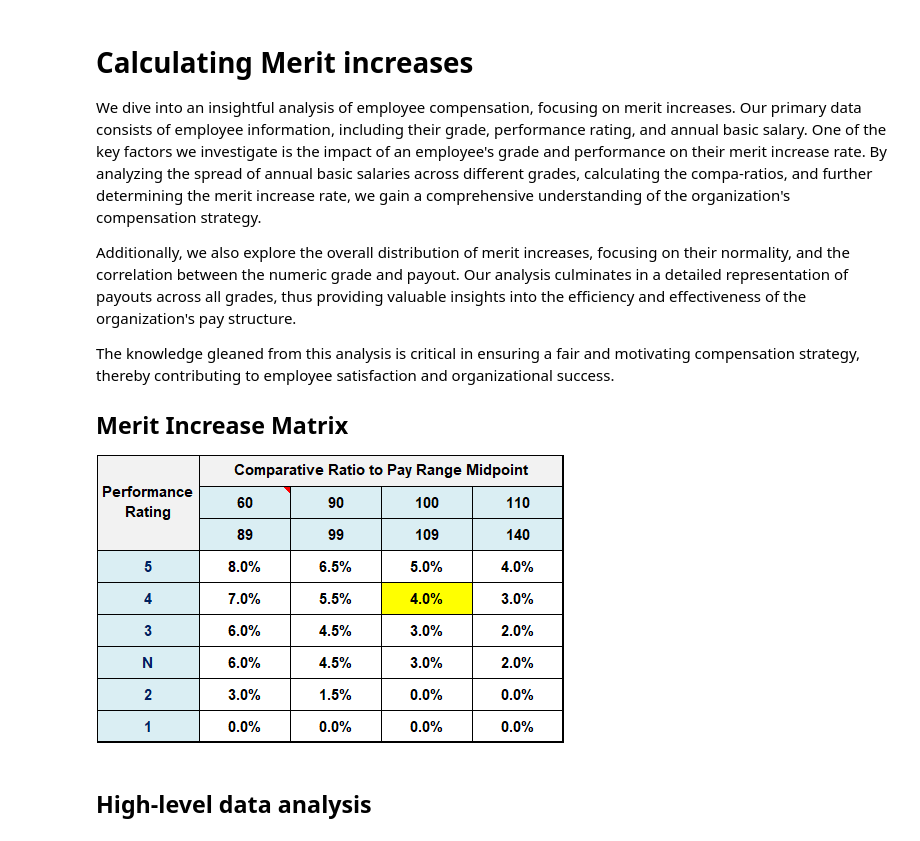
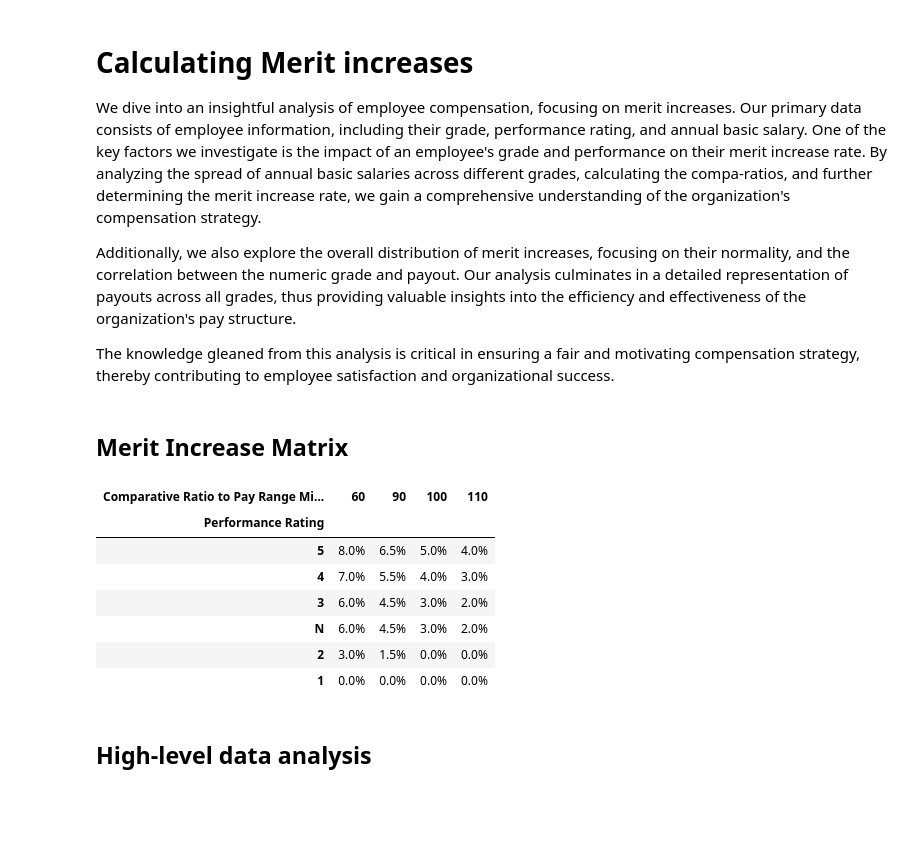
Before and after one commit to Haqbani/Calculate-merit-increase-for-ACN, a Jupyter notebook: calculate-merit-increase-for-acn.ipynb, the cells around one changed output. Cells and saved outputs as stored; diff of their text form; code cells hidden in the pictures; blank space fills up the shorter version.

Commit message:
Kaggle Notebook | Calculate merit increase for ACN | Version 12

```diff
--- a/calculate-merit-increase-for-acn.ipynb
+++ b/calculate-merit-increase-for-acn.ipynb
@@ -8,13 +8,43 @@ We dive into an insightful analysis of employee compensation, focusing on merit
 Additionally, we also explore the overall distribution of merit increases, focusing on their normality, and the correlation between the numeric grade and payout. Our analysis culminates in a detailed representation of payouts across all grades, thus providing valuable insights into the efficiency and effectiveness of the organization's pay structure.
 
 The knowledge gleaned from this analysis is critical in ensuring a fair and motivating compensation strategy, thereby contributing to employee satisfaction and organizational success.
-
-
-
-## Merit Increase Matrix
-
-
-![image.png](attachment:6930b33d-0fbe-42e5-9c91-20e9ced3b3e4.png)
+# %% [markdown]
+## Merit Increase Matrix
+# %%
+import pandas as pd
+
+# Define the columns and index
+columns = ['60', '90', '100', '110']
+index = ['5', '4', '3', 'N', '2', '1']
+
+# Define the data
+data = [
+    ['8.0%', '6.5%', '5.0%', '4.0%'],
+    ['7.0%', '5.5%', '4.0%', '3.0%'],
+    ['6.0%', '4.5%', '3.0%', '2.0%'],
+    ['6.0%', '4.5%', '3.0%', '2.0%'],
+    ['3.0%', '1.5%', '0.0%', '0.0%'],
+    ['0.0%', '0.0%', '0.0%', '0.0%'],
+]
+
+# Create a DataFrame
+df = pd.DataFrame(data, index=index, columns=columns)
+
+# Add the performance rating column
+df.index.name = 'Performance Rating'
+df.columns.name = 'Comparative Ratio to Pay Range Midpoint'
+
+# Display the DataFrame
+df
+# %% [output]
+| Comparative Ratio to Pay Range Mi... | 60 | 90 | 100 | 110 |
+| Performance Rating |  |  |  |  |
+| 5 | 8.0% | 6.5% | 5.0% | 4.0% |
+| 4 | 7.0% | 5.5% | 4.0% | 3.0% |
+| 3 | 6.0% | 4.5% | 3.0% | 2.0% |
+| N | 6.0% | 4.5% | 3.0% | 2.0% |
+| 2 | 3.0% | 1.5% | 0.0% | 0.0% |
+| 1 | 0.0% | 0.0% | 0.0% | 0.0% |
 # %% [markdown]
 ## High-level data analysis
 # %%
```
Also changed, not shown: parts of 3 cells of this notebook.
